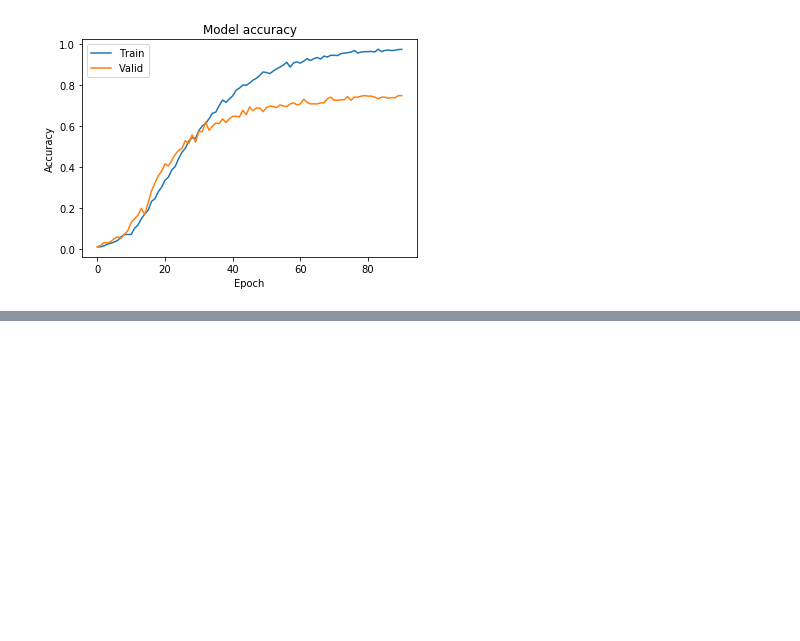
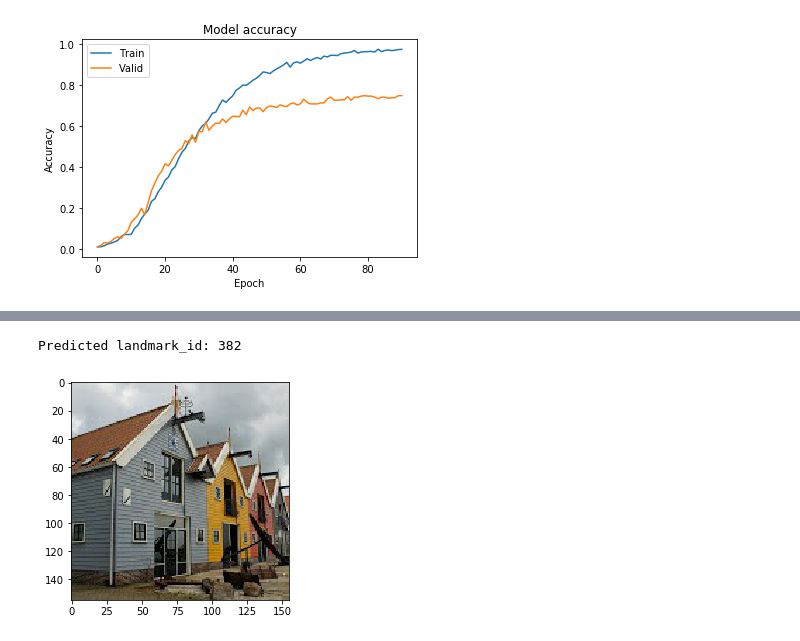
Before and after one commit to hoangchunghien/ml-capstone, a Jupyter notebook: src/vgg16_model.ipynb, the cells around one changed output, grey strips where cells are left out. Drawn from its saved outputs; the diff is of its cells as text; code cells hidden in the pictures; blank space fills up the shorter version.

```diff
--- a/src/vgg16_model.ipynb
+++ b/src/vgg16_model.ipynb
@@ -292,0 +322,5 @@ plt.show()
+# %%
+landmark_detector('data/test/382/bd7ac7295a5b6b43.jpg')
+# %% [output]
+Predicted landmark_id: 382
+[figure, added]
```
Also changed, not shown: parts of 5 cells of this notebook, 1 other file.
